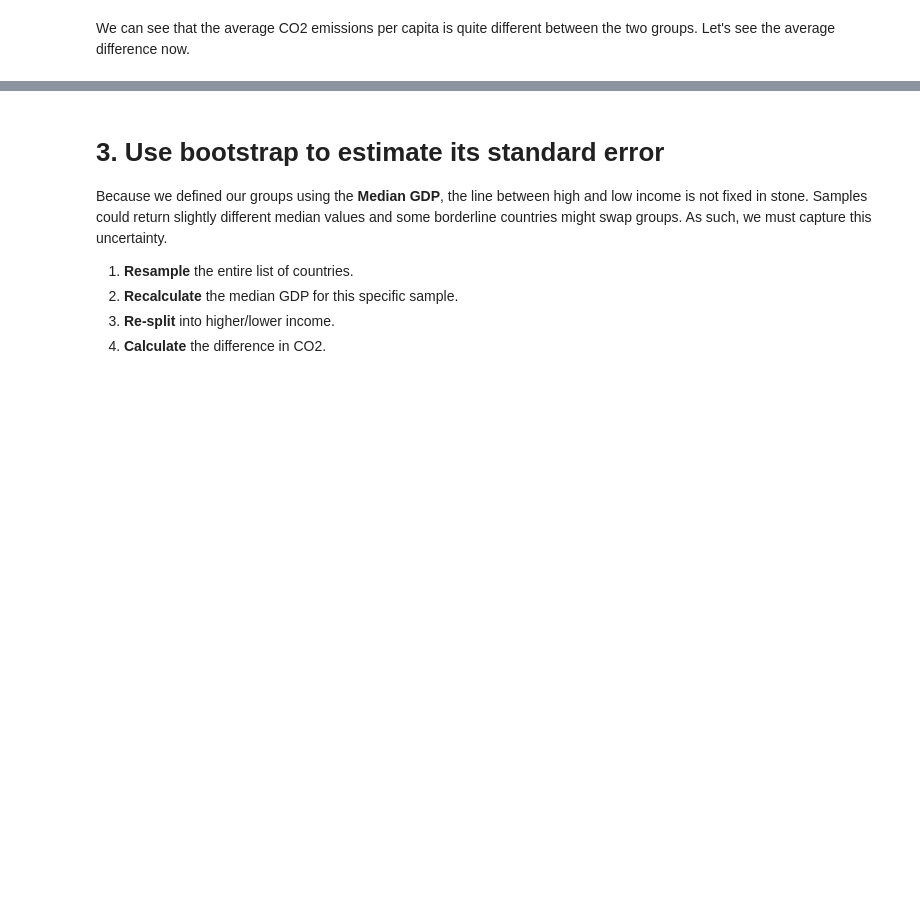
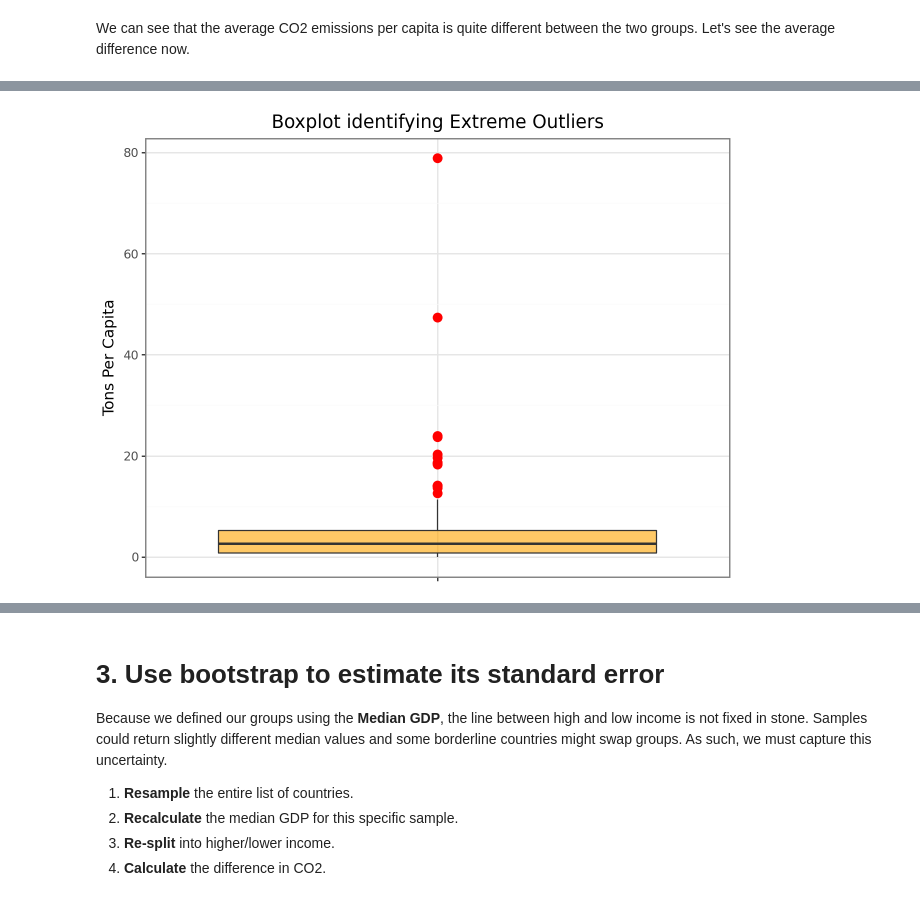
Before and after one commit to felipesebben/bk_data_analysis_studies, a Jupyter notebook: da_data_exercises/ch05-generalizing_from_data/05-WDI_CO2_GDP/05-WDI_CO2_GDP.ipynb, the cells around one changed output, grey strips where cells are left out. Cells and saved outputs as stored; diff of their text form; code cells hidden in the pictures; blank space fills up the shorter version.

```diff
--- a/da_data_exercises/ch05-generalizing_from_data/05-WDI_CO2_GDP/05-WDI_CO2_GDP.ipynb
+++ b/da_data_exercises/ch05-generalizing_from_data/05-WDI_CO2_GDP/05-WDI_CO2_GDP.ipynb
@@ -397,0 +436,13 @@ Higher income countries emit 5.87 tons more CO2 than lower income countries.
+# %%
+# Create dummy column
+df_latest["World"] = "All Countries"
+boxplot = (ggplot(df_latest, aes(x="World", y="CO2_Capita"))
+    + geom_boxplot(fill="orange", alpha=0.6, outlier_color="red", outlier_size=3)
+    + labs(title="Boxplot identifying Extreme Outliers", x="", y="Tons Per Capita")
+    + theme_bw()
+    + theme(axis_text_x=element_blank())
+    )
+# %%
+boxplot
+# %% [output]
+[figure, added]
```
Also changed, not shown: parts of 17 cells of this notebook, 2 other files.
